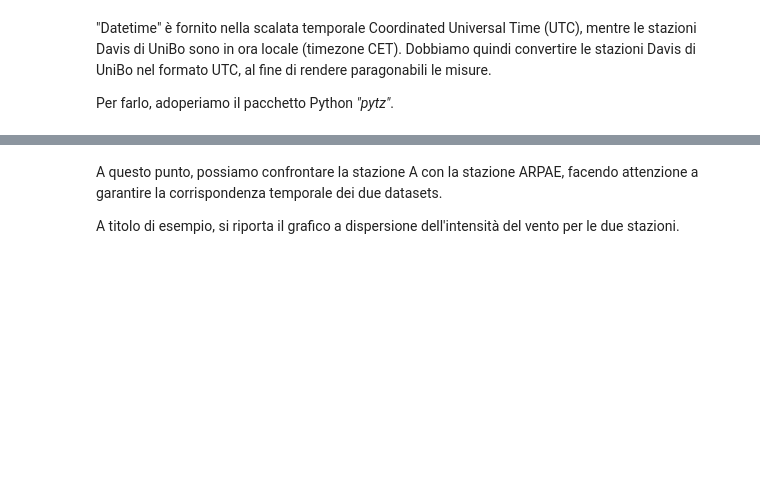
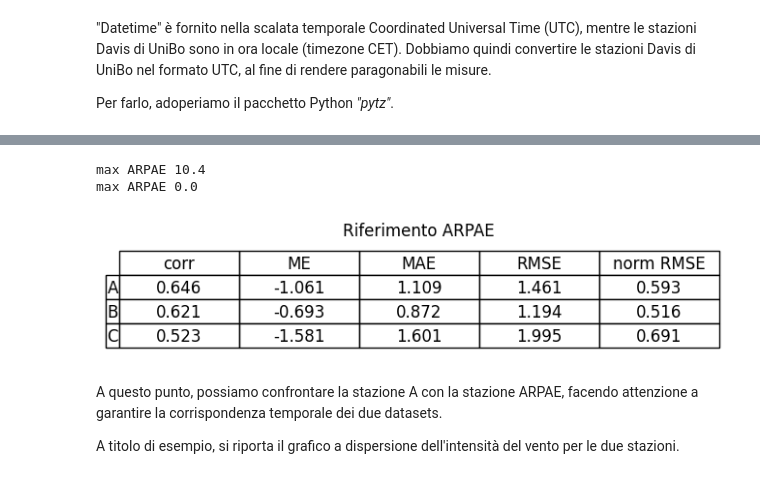
Before and after one commit to FedeJack06/Laboratorio-di-Fisica-dell-Atmosfera, a Jupyter notebook: 1esp/Notebook_Stazioni_Davis.ipynb, the cells around one changed output, grey strips where cells are left out. Cells and saved outputs as stored; diff of their text form; code cells hidden in the pictures; blank space fills up the shorter version.

```diff
--- a/1esp/Notebook_Stazioni_Davis.ipynb
+++ b/1esp/Notebook_Stazioni_Davis.ipynb
@@ -1338,0 +1373,7 @@ df_A
+# %%
+for stazione in stazioni:
+    df = globals()["df_"+stazione+"_year_interval30_good"]
+    df['hour'] = df['Datetime'].dt.floor('H') #arrotondo ora precedente
+    df['Datetime'] = df['hour']
+    globals()["df_"+stazione+"_year_1h"] = df.drop('Stagione', axis=1).groupby('hour').mean()
+    display(globals()["df_"+stazione+"_year_1h"])
@@ -1339,3 +1423,28 @@ df_A
+# %%
+rows = []
+for stazione in stazioni:
+    corr, me, mae, rmse, nrmse = compare_column(globals()["df_ARPAE"], globals()["df_"+stazione+"_year_1h"], 'wndSpeed')
+    rows.append([round(corr,3), round(me,3), round(mae,3), round(rmse,3), round(nrmse,3)])
+
+df = pd.DataFrame(rows, index=stazioni, columns=['corr', 'ME', 'MAE', 'RMSE', 'norm RMSE'])
+table = pd.plotting.table(ax, df, loc='center', cellLoc='center')
+
+#table image from dataframe
+fix, ax = plt.subplots(figsize=(4,1.5))
+ax.axis('off')
+ax.set_title("Riferimento ARPAE", loc='center')
+table = pd.plotting.table(ax, df, loc='center', cellLoc='center')
+table.auto_set_font_size(False)
+table.set_fontsize(12)
+table.scale(2, 1.5)
+plt.savefig('FIGURE/speed_compare_arpae.png', dpi=300, bbox_inches='tight')
+
+print("max ARPAE "+ str(globals()["df_ARPAE"]['wndSpeed'].max()))
+print("max ARPAE "+ str(globals()["df_ARPAE"]['wndSpeed'].min()))
+# %% [output]
+max ARPAE 10.4
+max ARPAE 0.0
+[figure, added]
 # %% [markdown]
 A questo punto, possiamo confrontare la stazione A con la stazione ARPAE, facendo attenzione a garantire la corrispondenza temporale dei due datasets.
 
```
Also changed, not shown: parts of 16 cells of this notebook, 2 other files.
